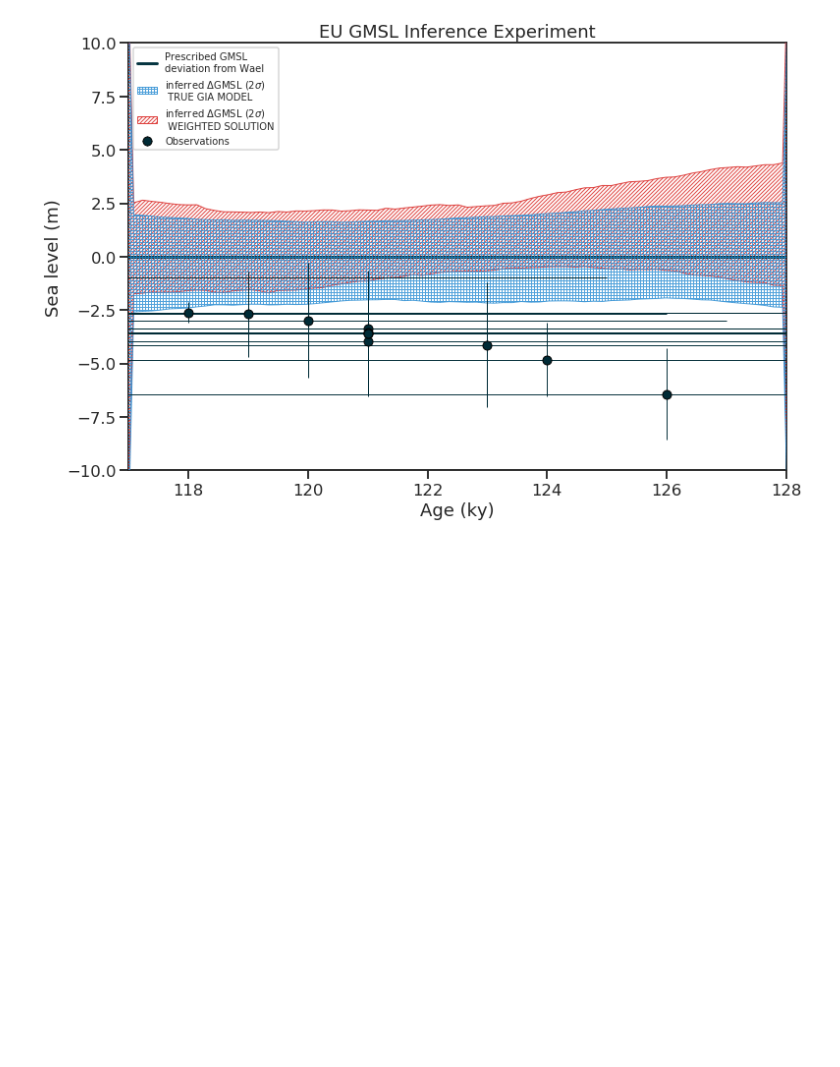
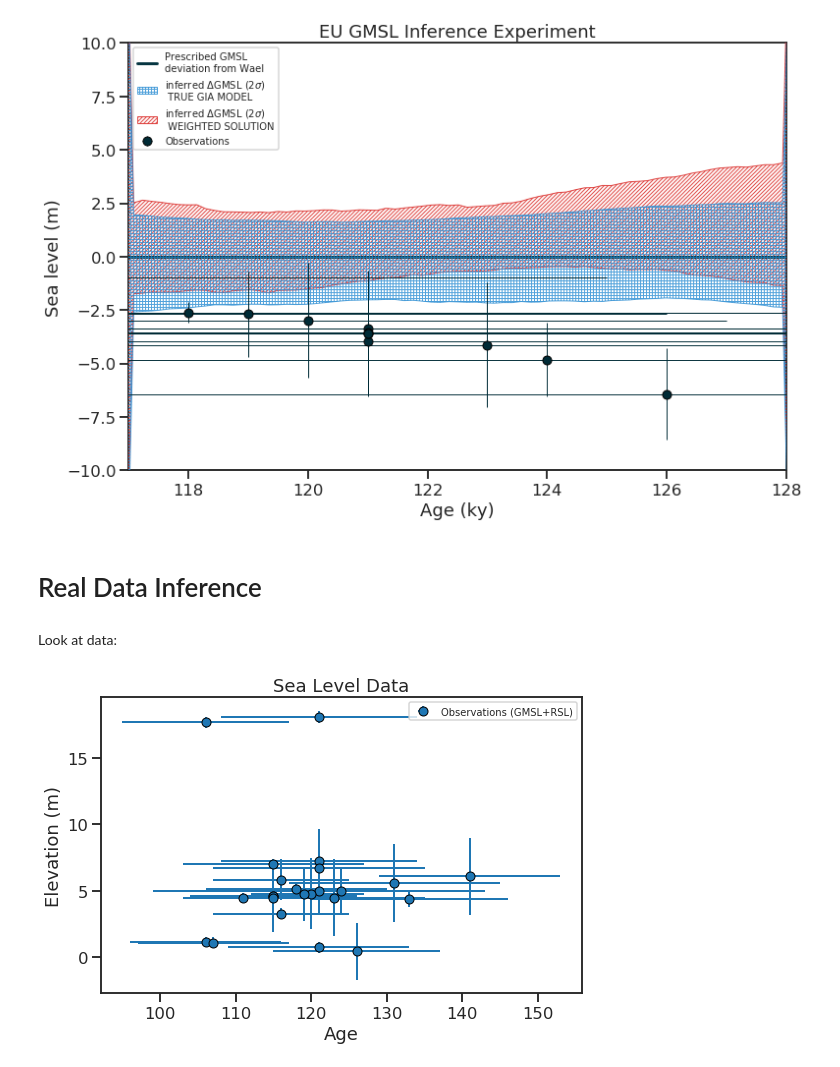
Before and after one commit to blakedyer/EU_LIG, a Jupyter notebook: notebooks/Bayesian Gaussian Process Regression.ipynb, the cells around one changed output. Drawn from its saved outputs; the diff is of its cells as text; code cells hidden in the pictures; blank space fills up the shorter version.

Commit message:
Real data pass, weightings failed, control panel prototype added

```diff
--- a/notebooks/Bayesian Gaussian Process Regression.ipynb
+++ b/notebooks/Bayesian Gaussian Process Regression.ipynb
@@ -1853,3 +1981,41 @@ plt.gca().set_title("EU GMSL Inference Experiment")
 # %% [output]
 Text(0.5, 1.0, 'EU GMSL Inference Experiment')
 [figure]
+# %% [markdown]
+# Real Data Inference
+# %%
+df=pd.read_excel(data_dir/'NWEuropeDatabase_v5.xlsx',header=1)
+# %%
+data = {}
+filtered = df
+data["lon"] = filtered['Longitude'].dropna().values
+data["lat"] = filtered['Latitude'].dropna().values
+data["age"] = filtered['Age\n(ka BP)'].dropna().values
+data["age_uncertainty"] = filtered['Age Error\n(1σ ka)'].dropna().values
+data["elevation"] = filtered['Relative Sea \nLevel (m)'].dropna().values
+data["elevation_uncertainty"] = filtered['RSL Error \n(1σ m)'].dropna().values
+data["type"] = ['limiting' if l=='(limiting)' else 'index' for l in  df['Indicative \nRange']]
+data["lower_limit"] = filtered['Lower \nLevel (m)'].dropna().values
+data=pd.DataFrame.from_dict(data)
+# %% [markdown]
+Look at data:
+# %%
+sns.set_context("talk")
+fig = plt.figure(figsize=(8, 10))
+plt.subplot(2, 1, 1)
+plt.errorbar(
+    data["age"],
+    data["elevation"],
+    xerr=data["age_uncertainty"],
+    yerr=data["elevation_uncertainty"],
+    linestyle="none",
+    label="Observations (GMSL+RSL)",
+    marker='o',mec='k',lw=2
+)
+plt.legend(loc="best", frameon=True,fontsize=10)
+plt.gca().set_xlabel("Age")
+plt.gca().set_ylabel("Elevation (m)")
+_ = plt.gca().set_title("Sea Level Data")
+fig.tight_layout()
+# %% [output]
+[figure, added]
```
Also changed, not shown: parts of 34 cells of this notebook, 3 other files.
